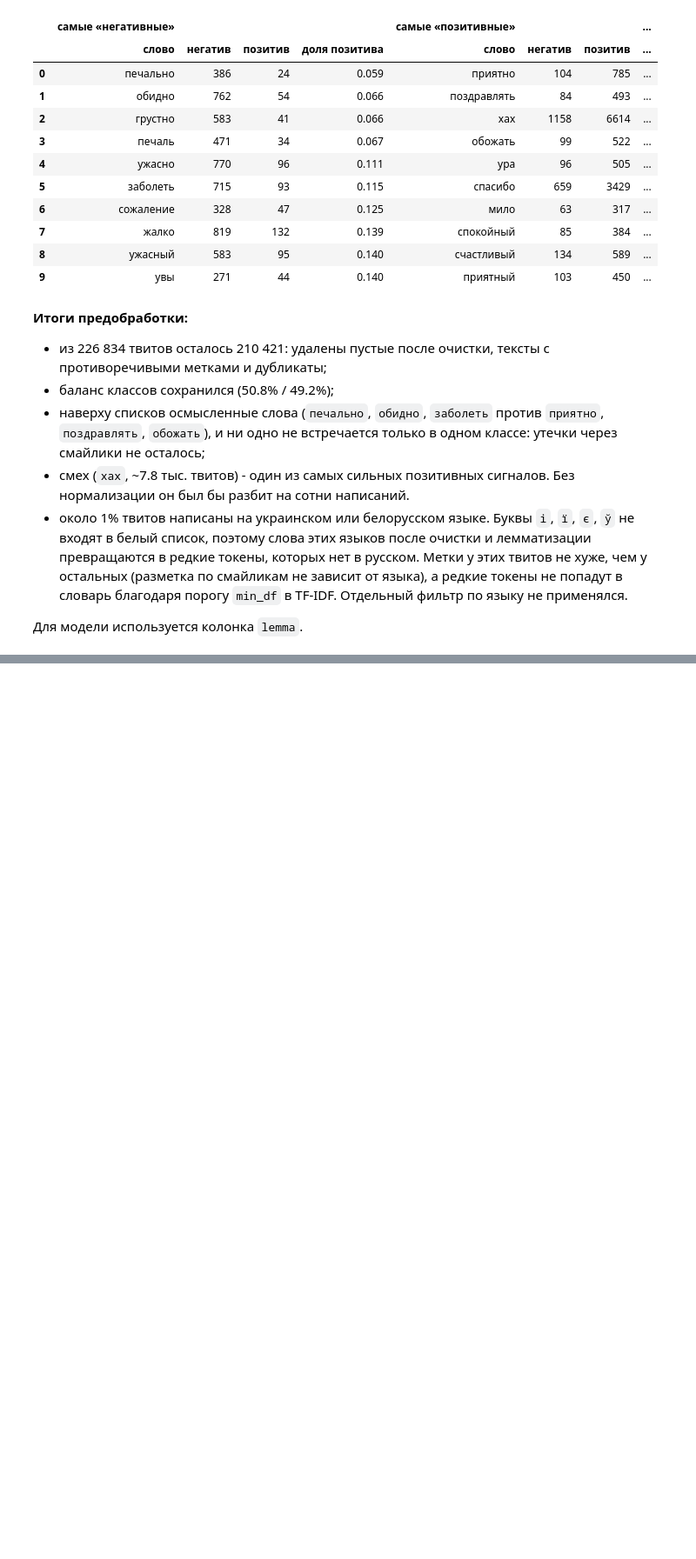
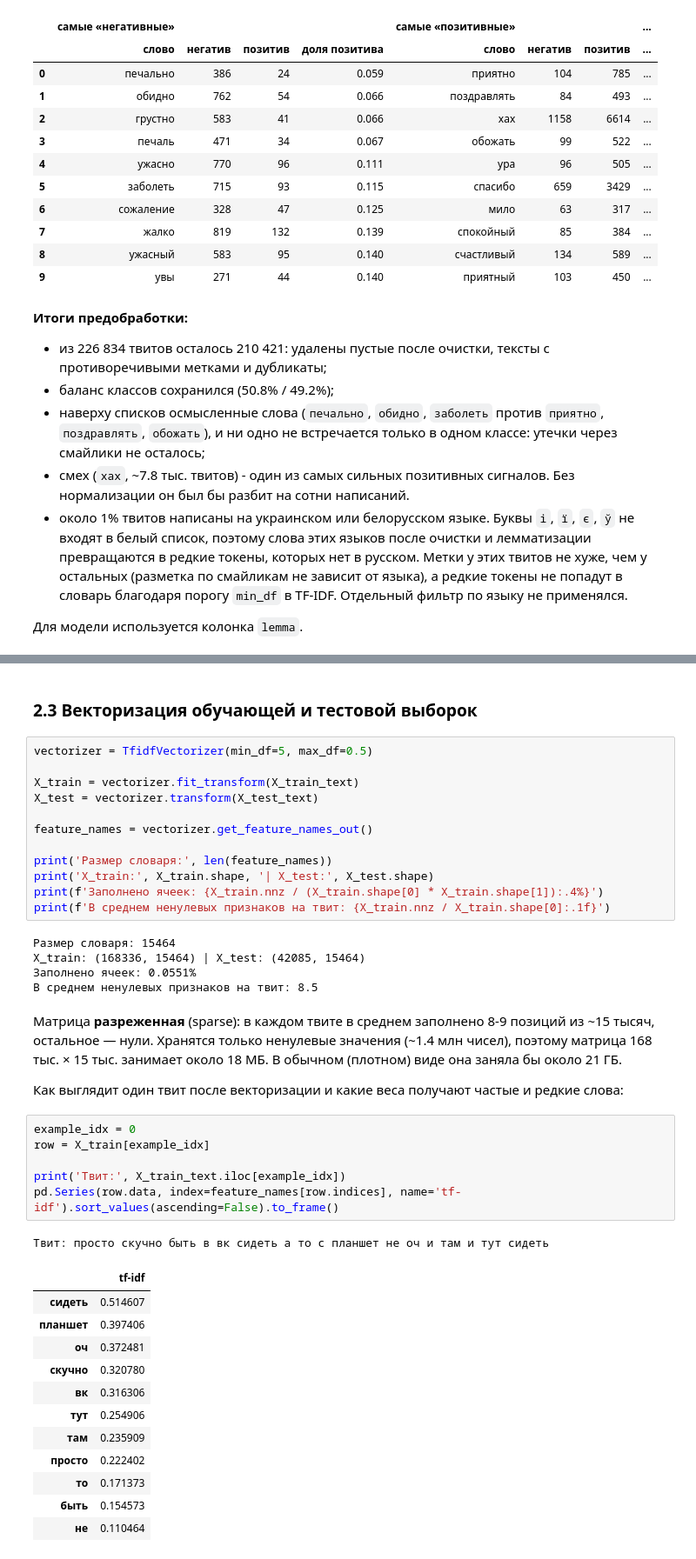
Before and after one commit to Andrey-Yurchuk/sentiment-analysis, a Jupyter notebook: notebooks/sentiment_tfidf_mlp.ipynb, the cells around one changed output, grey strips where cells are left out. Shown at 87% size. Saved outputs shown, nothing was run; the diff lists cells and outputs as text; blank space fills up the shorter version.

```diff
--- a/notebooks/sentiment_tfidf_mlp.ipynb
+++ b/notebooks/sentiment_tfidf_mlp.ipynb
@@ -411,0 +534,45 @@ pd.concat(
+# %% [markdown]
+### 2.3 Векторизация обучающей и тестовой выборок
+# %%
+vectorizer = TfidfVectorizer(min_df=5, max_df=0.5)
+
+X_train = vectorizer.fit_transform(X_train_text)
+X_test = vectorizer.transform(X_test_text)
+
+feature_names = vectorizer.get_feature_names_out()
+
+print('Размер словаря:', len(feature_names))
+print('X_train:', X_train.shape, '| X_test:', X_test.shape)
+print(f'Заполнено ячеек: {X_train.nnz / (X_train.shape[0] * X_train.shape[1]):.4%}')
+print(f'В среднем ненулевых признаков на твит: {X_train.nnz / X_train.shape[0]:.1f}')
+# %% [output]
+Размер словаря: 15464
+X_train: (168336, 15464) | X_test: (42085, 15464)
+Заполнено ячеек: 0.0551%
+В среднем ненулевых признаков на твит: 8.5
+# %% [markdown]
+Матрица **разреженная** (sparse): в каждом твите в среднем заполнено 8-9 позиций из ~15 тысяч, остальное — нули.
+Хранятся только ненулевые значения (~1.4 млн чисел), поэтому матрица 168 тыс. × 15 тыс. занимает около 18 МБ.
+В обычном (плотном) виде она заняла бы около 21 ГБ.
+
+Как выглядит один твит после векторизации и какие веса получают частые и редкие слова:
+# %%
+example_idx = 0
+row = X_train[example_idx]
+
+print('Твит:', X_train_text.iloc[example_idx])
+pd.Series(row.data, index=feature_names[row.indices], name='tf-idf').sort_values(ascending=False).to_frame()
+# %% [output]
+Твит: просто скучно быть в вк сидеть а то с планшет не оч и там и тут сидеть
+|  | tf-idf |
+| сидеть | 0.514607 |
+| планшет | 0.397406 |
+| оч | 0.372481 |
+| скучно | 0.320780 |
+| вк | 0.316306 |
+| тут | 0.254906 |
+| там | 0.235909 |
+| просто | 0.222402 |
+| то | 0.171373 |
+| быть | 0.154573 |
+| не | 0.110464 |
```
Also changed, not shown: parts of 9 cells of this notebook.
